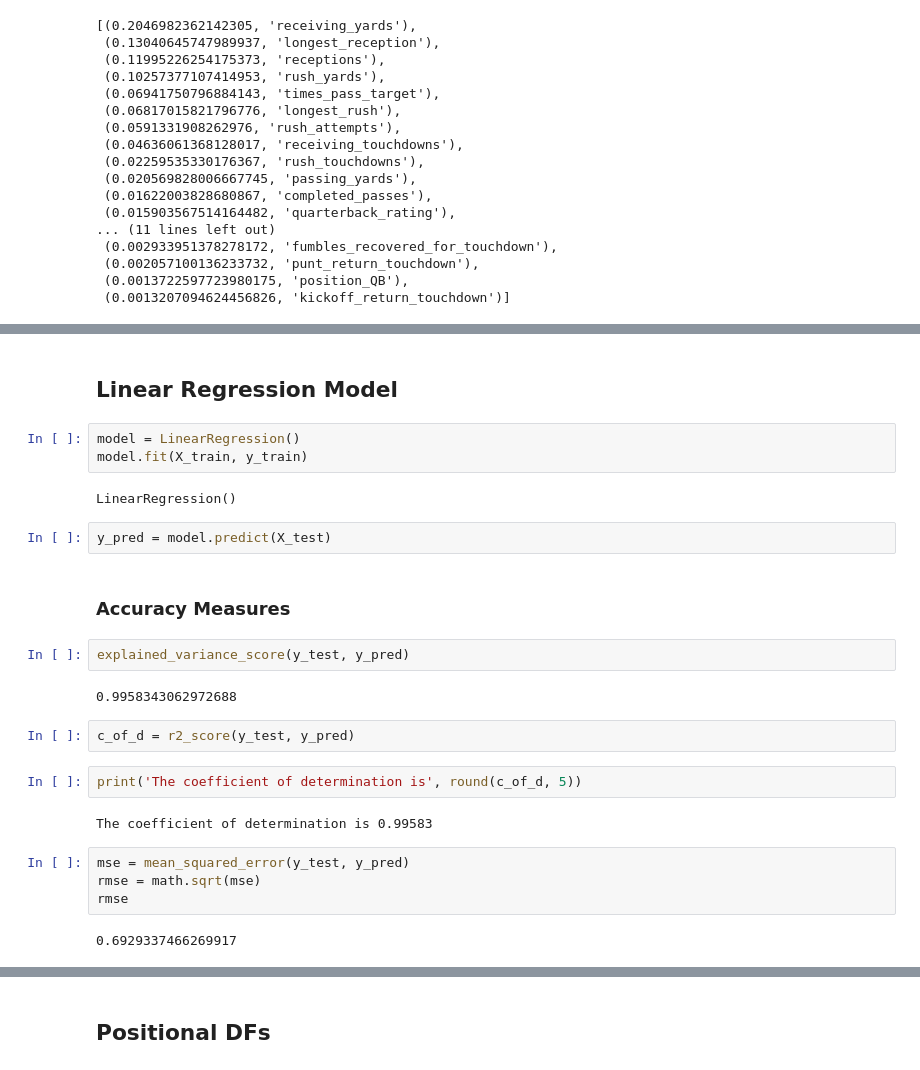
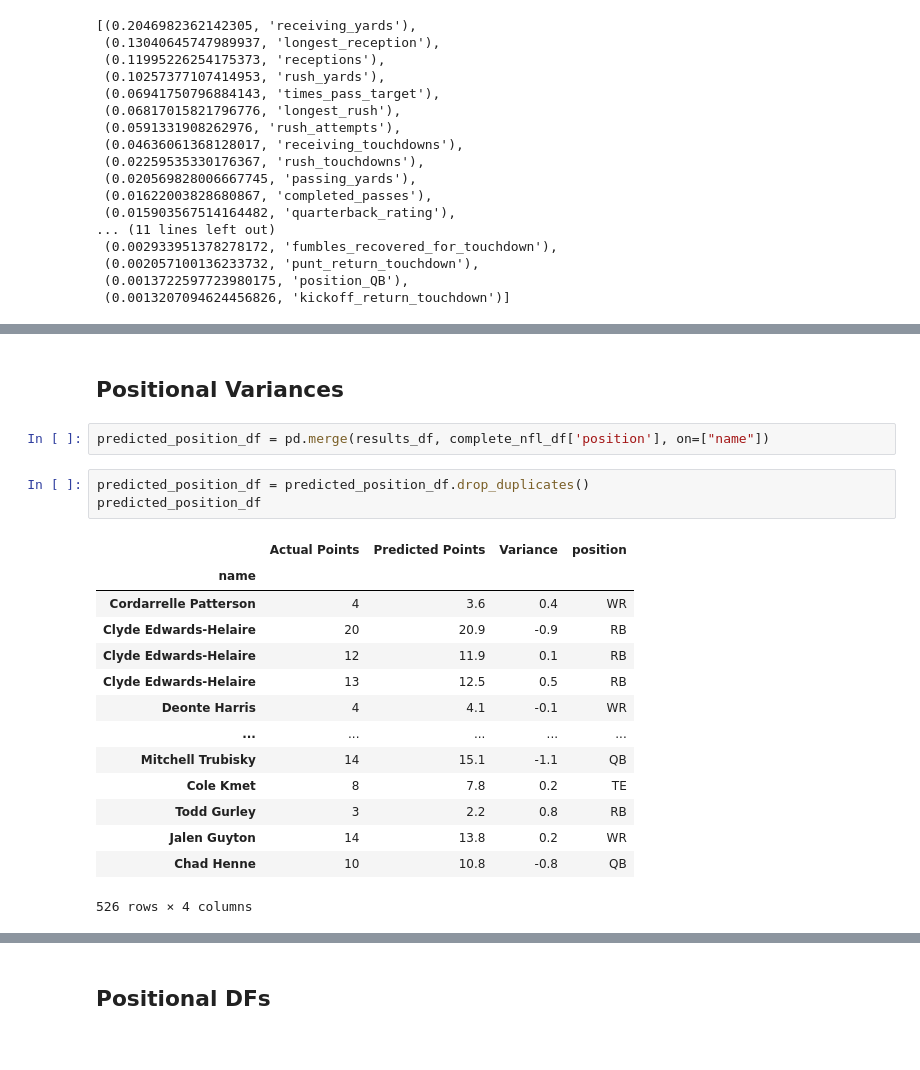
Before and after one commit to sbull32/team_cautious_waffle, a Jupyter notebook: waffles_ml_model.ipynb, the cells around one changed output, grey strips where cells are left out. Saved outputs shown, nothing was run; the diff lists cells and outputs as text.

Commit message:
final ml model code

```diff
--- a/waffles_ml_model.ipynb
+++ b/waffles_ml_model.ipynb
@@ -184,27 +267,22 @@ plt.show()
 # %% [markdown]
-## Linear Regression Model
+## Positional Variances
 # %%
-model = LinearRegression()
-model.fit(X_train, y_train)
+predicted_position_df = pd.merge(results_df, complete_nfl_df['position'], on=["name"])
-# %% [output]
-LinearRegression()
 # %%
-y_pred = model.predict(X_test)
+predicted_position_df = predicted_position_df.drop_duplicates()
+predicted_position_df
+# %% [output]
+|  | Actual Points | Predicted Points | Variance | position |
+| name |  |  |  |  |
+| Cordarrelle Patterson | 4 | 3.6 | 0.4 | WR |
+| Clyde Edwards-Helaire | 20 | 20.9 | -0.9 | RB |
+| Clyde Edwards-Helaire | 12 | 11.9 | 0.1 | RB |
+| Clyde Edwards-Helaire | 13 | 12.5 | 0.5 | RB |
+| Deonte Harris | 4 | 4.1 | -0.1 | WR |
+| ... | ... | ... | ... | ... |
+| Mitchell Trubisky | 14 | 15.1 | -1.1 | QB |
+| Cole Kmet | 8 | 7.8 | 0.2 | TE |
+| Todd Gurley | 3 | 2.2 | 0.8 | RB |
+| Jalen Guyton | 14 | 13.8 | 0.2 | WR |
+| Chad Henne | 10 | 10.8 | -0.8 | QB |
+526 rows × 4 columns
-# %% [markdown]
-### Accuracy Measures
-# %%
-explained_variance_score(y_test, y_pred)
-# %% [output]
-0.9958343062972688
-# %%
-c_of_d = r2_score(y_test, y_pred)
-# %%
-print('The coefficient of determination is', round(c_of_d, 5))
-# %% [output]
-The coefficient of determination is 0.99583
-# %%
-mse = mean_squared_error(y_test, y_pred)
-rmse = math.sqrt(mse)
-rmse
-# %% [output]
-0.6929337466269917
```
Also changed, not shown: parts of 63 cells of this notebook.
